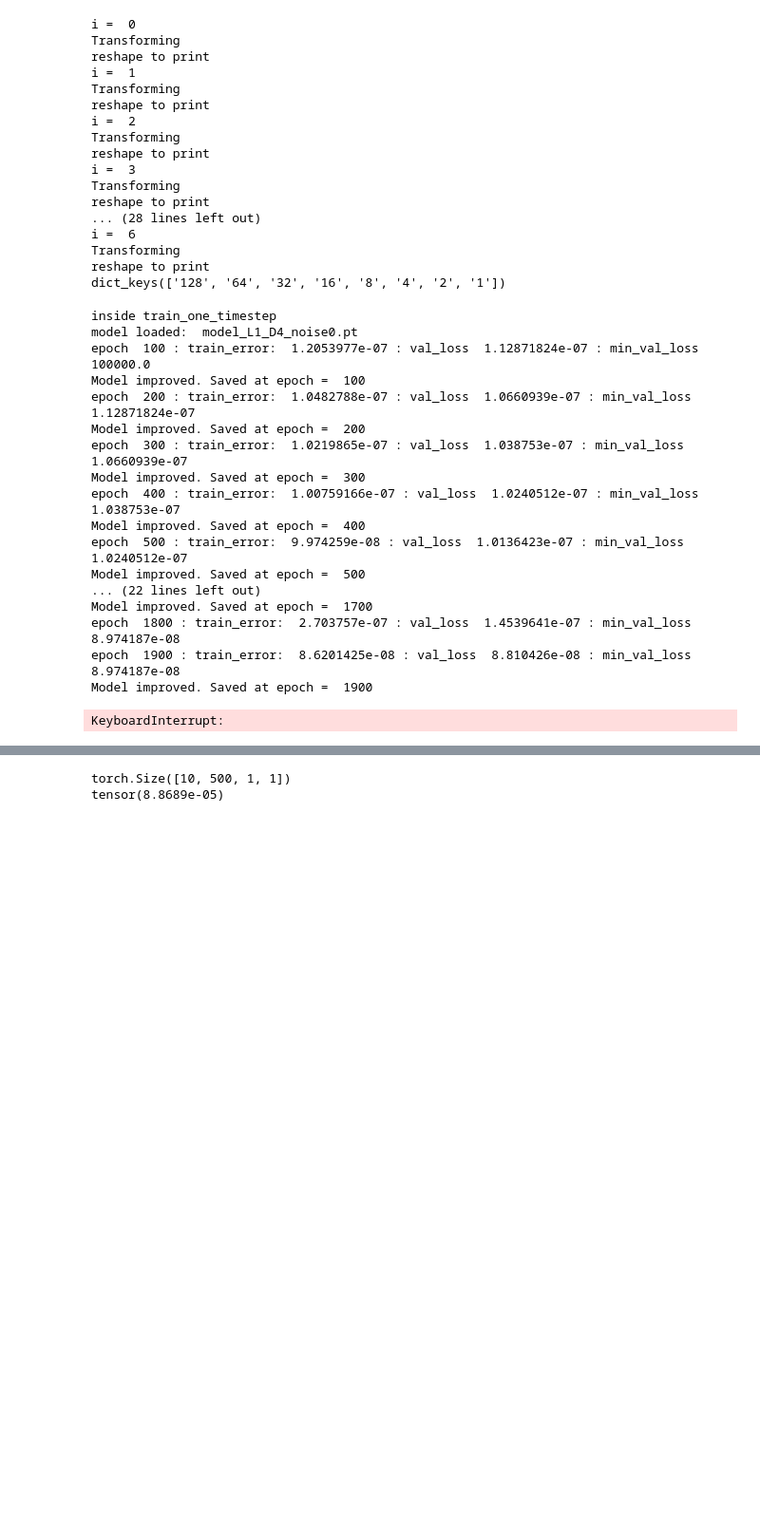
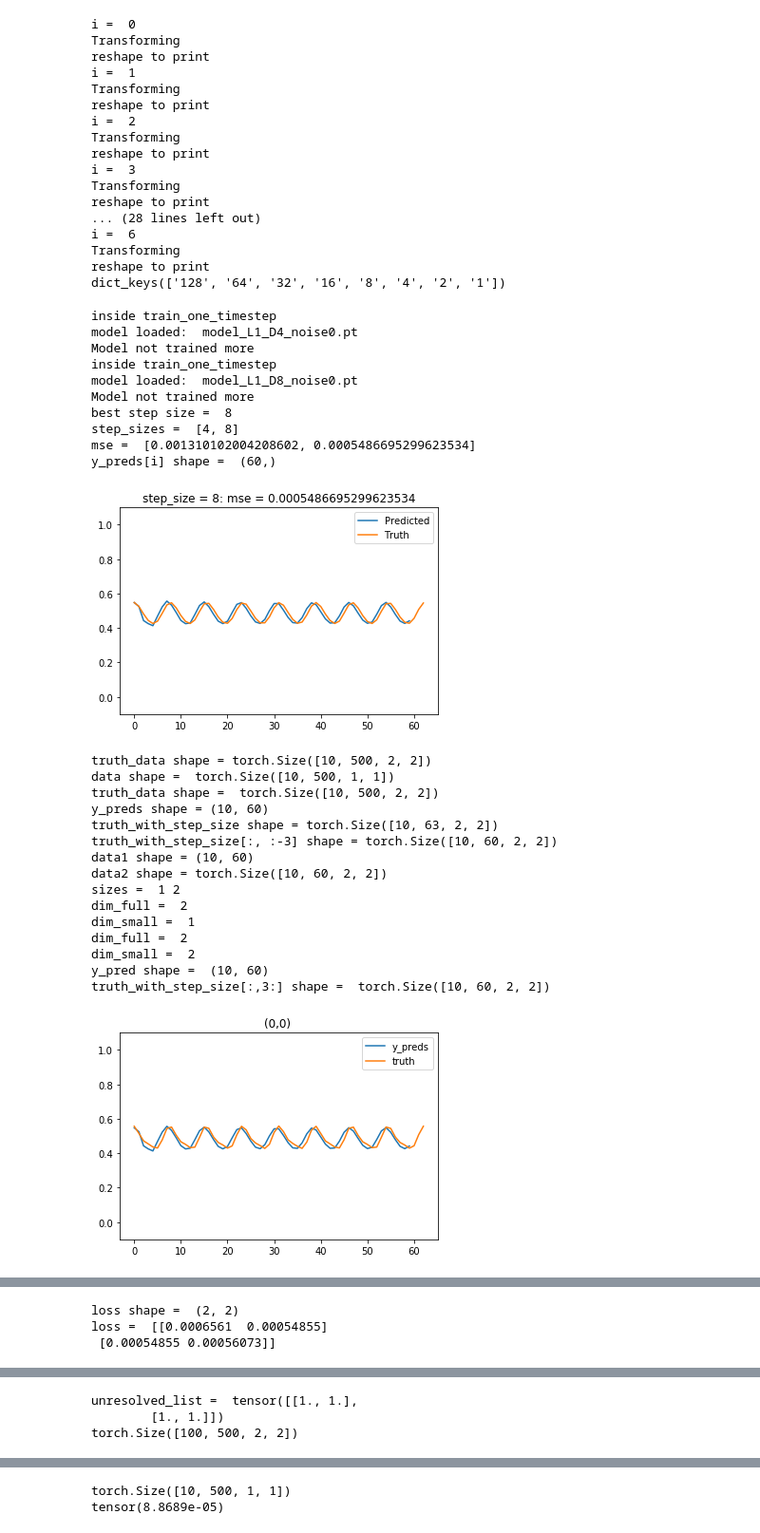
Before and after one commit to KatieJ16/Time_Space_multiscale, a Jupyter notebook: scripts/toy3a_multiscale_model_fitting.ipynb, the cells around one changed output, grey strips where cells are left out. Shown at 95% size. Cells and saved outputs as stored; diff of their text form; code cells hidden in the pictures; blank space fills up the shorter version.

Commit message:
have first step in training class

```diff
--- a/scripts/toy3a_multiscale_model_fitting.ipynb
+++ b/scripts/toy3a_multiscale_model_fitting.ipynb
@@ -32,7 +32,7 @@ data_dir = '../data/toy3a'
 model_dir = '../model/toy3a'
 result_dir = '../result/toy3a'
 
-obj = training_class.training_class(data_dir, model_dir, result_dir)
+obj = tc.training_class(data_dir, model_dir, result_dir)
 # %% [output]
 i =  0
 Transforming
@@ -52,23 +52,33 @@ Transforming
 reshape to print
 dict_keys(['128', '64', '32', '16', '8', '4', '2', '1'])
 # %%
-obj.train_one_step(1, verbose=True)
+import training_class as tc
+obj, resolved = tc.train_one_step(obj, 1, verbose=True)
 # %% [output]
 inside train_one_timestep
 model loaded:  model_L1_D4_noise0.pt
-epoch  100 : train_error:  1.2053977e-07 : val_loss  1.12871824e-07 : min_val_loss  100000.0
-Model improved. Saved at epoch =  100
-epoch  200 : train_error:  1.0482788e-07 : val_loss  1.0660939e-07 : min_val_loss  1.12871824e-07
-Model improved. Saved at epoch =  200
-epoch  300 : train_error:  1.0219865e-07 : val_loss  1.038753e-07 : min_val_loss  1.0660939e-07
-Model improved. Saved at epoch =  300
-epoch  400 : train_error:  1.00759166e-07 : val_loss  1.0240512e-07 : min_val_loss  1.038753e-07
-Model improved. Saved at epoch =  400
-epoch  500 : train_error:  9.974259e-08 : val_loss  1.0136423e-07 : min_val_loss  1.0240512e-07
-Model improved. Saved at epoch =  500
-... (22 lines left out)
-Model improved. Saved at epoch =  1700
-epoch  1800 : train_error:  2.703757e-07 : val_loss  1.4539641e-07 : min_val_loss  8.974187e-08
-epoch  1900 : train_error:  8.6201425e-08 : val_loss  8.810426e-08 : min_val_loss  8.974187e-08
-Model improved. Saved at epoch =  1900
+Model not trained more
+inside train_one_timestep
+model loaded:  model_L1_D8_noise0.pt
+Model not trained more
+best step size =  8
+step_sizes =  [4, 8]
+mse =  [0.001310102004208602, 0.0005486695299623534]
+y_preds[i] shape =  (60,)
+[figure, added]
-KeyboardInterrupt:
+truth_data shape = torch.Size([10, 500, 2, 2])
+data shape =  torch.Size([10, 500, 1, 1])
+truth_data shape =  torch.Size([10, 500, 2, 2])
+y_preds shape = (10, 60)
+truth_with_step_size shape = torch.Size([10, 63, 2, 2])
+truth_with_step_size[:, :-3] shape = torch.Size([10, 60, 2, 2])
+data1 shape = (10, 60)
+data2 shape = torch.Size([10, 60, 2, 2])
+sizes =  1 2
+dim_full =  2
+dim_small =  1
+dim_full =  2
+dim_small =  2
+y_pred shape =  (10, 60)
+truth_with_step_size[:,3:] shape =  torch.Size([10, 60, 2, 2])
+[figure, added]
@@ -74,0 +88,3 @@ KeyboardInterrupt:
+loss shape =  (2, 2)
+loss =  [[0.0006561  0.00054855]
+ [0.00054855 0.00056073]]
@@ -74,0 +92,3 @@ KeyboardInterrupt:
+unresolved_list =  tensor([[1., 1.],
+        [1., 1.]])
+torch.Size([100, 500, 2, 2])
```
Also changed, not shown: parts of 8 cells of this notebook, 1 other file.
